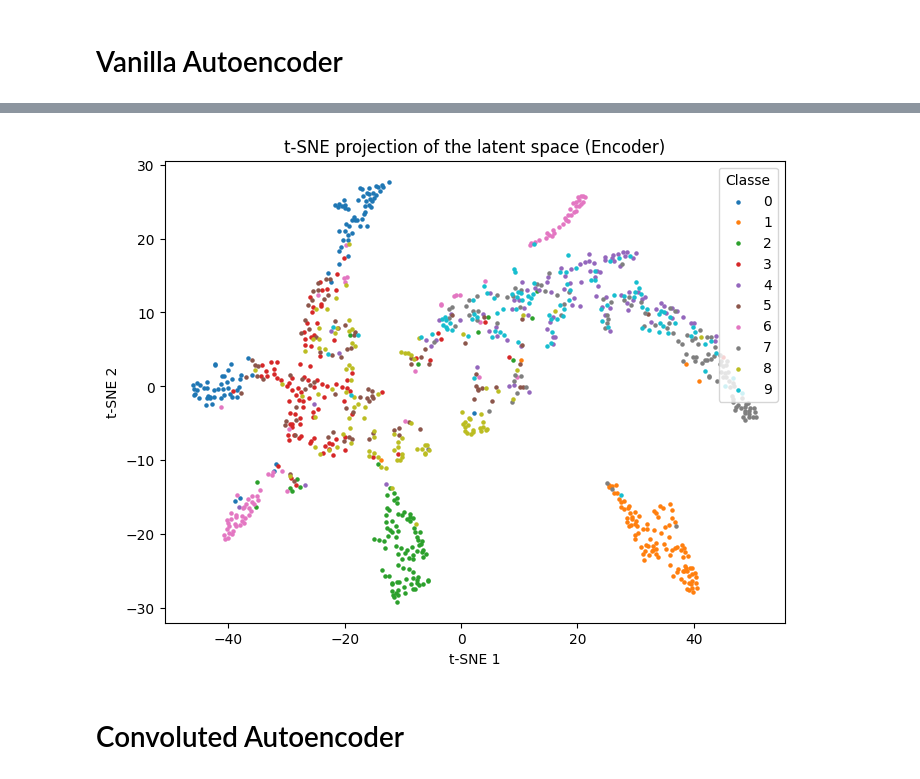
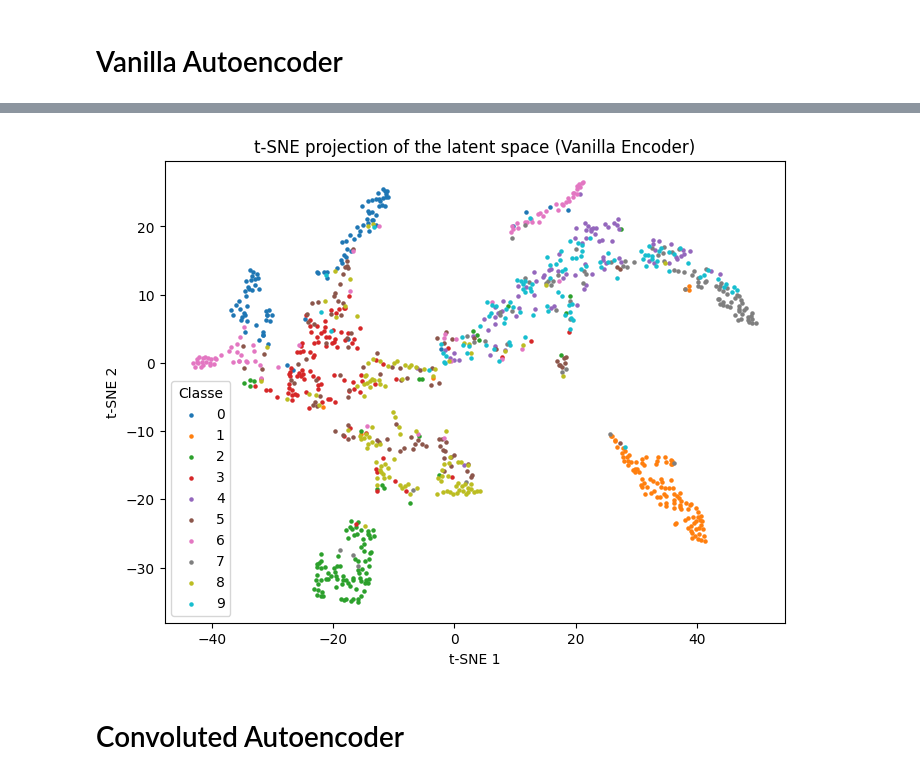
Before and after one commit to GitMAGI/llms-evaluation, a Jupyter notebook: notebooks/autoencoder_images.ipynb, the cells around one changed output, grey strips where cells are left out. Saved outputs shown, nothing was run; the diff lists cells and outputs as text; code cells hidden in the pictures.

```diff
--- a/notebooks/autoencoder_images.ipynb
+++ b/notebooks/autoencoder_images.ipynb
@@ -102,7 +99,11 @@ def plot_encoding_tsne(encoder, data, labels, sample_size=None, perplexity=30, r
         labels = labels[idx]
 
     # Calcola l'encoding dei dati
-    latent = encoder.predict(data)
+    _predicted_ = encoder.predict(data)
+    if type(_predicted_) == list:
+        latent = _predicted_[0]
+    else:
+        latent = _predicted_
 
     # Riduci a 2 dimensioni con t-SNE
     tsne = TSNE(n_components=2, perplexity=perplexity, random_state=random_state)
@@ -149,7 +150,9 @@ vanilla_model_params_path = os.path.join(model_path, f"{vannilla_model_type}_{mo
 vanilla_model_weights_path = os.path.join(model_path, f"{vannilla_model_type}_{model_name}.weights.h5")
 if not os.path.exists(vanilla_model_params_path) or not os.path.exists(vanilla_model_weights_path):
     vanilla_model = VanillaAutoencoder(input_dim=input_dim, neurons=neurons, activations=activations, latent_space_dim=latent_space_dim, model_name=model_name)
-    vanilla_model.compile(optimizer='adam', loss='mse')
+    optimizer = tf.keras.optimizers.get("Adam")
+    optimizer.learning_rate.assign(.0001)
+    vanilla_model.compile(optimizer=optimizer, loss='mse')
 else:
     vanilla_model = VanillaAutoencoder.load(model_path, model_name)
 
@@ -252,3 +256,3 @@ plot_img(decoded_img, figsize=(1,1))
 # %%
-plot_encoding_tsne(vanilla_encoder, flatten_x_test, y_test, sample_size=1000, title=f"t-SNE projection of the latent space (Encoder)")
+plot_encoding_tsne(vanilla_encoder, flatten_x_test, y_test, sample_size=1000, title=f"t-SNE projection of the latent space (Vanilla Encoder)")
 # %% [output]
@@ -256,4 +260,4 @@ plot_encoding_tsne(vanilla_encoder, flatten_x_test, y_test, sample_size=1000, ti
-[figure, old version]
+[figure, new version]
 # %% [markdown]
 # Convoluted Autoencoder
 # %%
```
Also changed, not shown: parts of 27 cells of this notebook, 5 other files.
